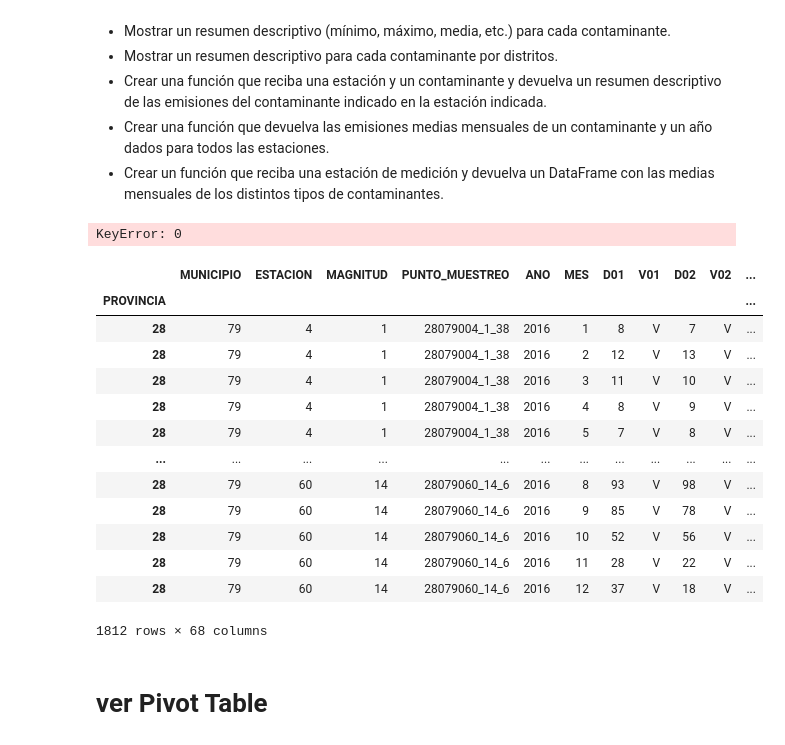
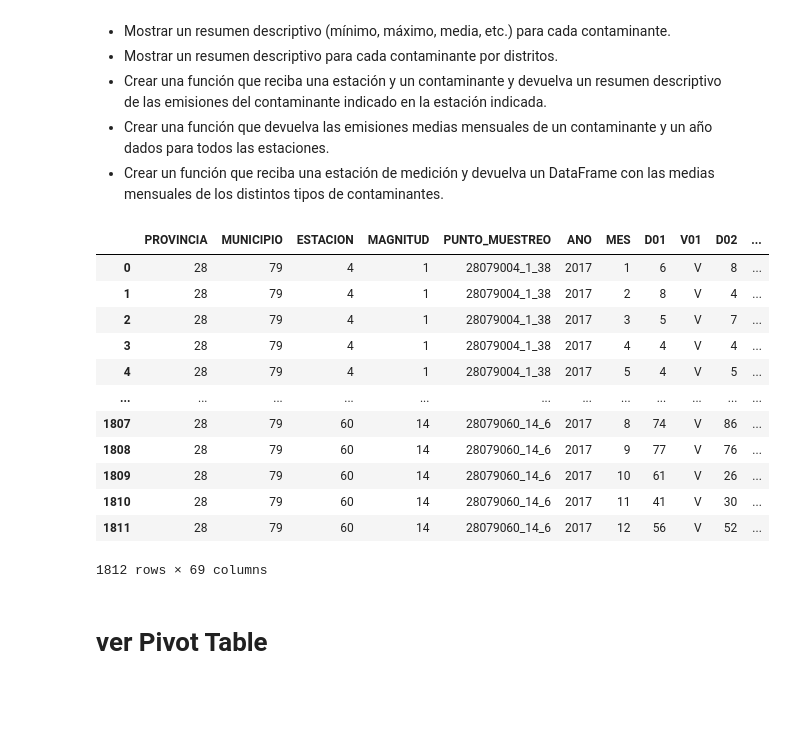
Before and after one commit to RaTon84/Pandas, a Jupyter notebook: Pandas.ipynb, the cells around one changed output. Drawn from its saved outputs; the diff is of its cells as text; code cells hidden in the pictures; blank space fills up the shorter version.

```diff
--- a/Pandas.ipynb
+++ b/Pandas.ipynb
@@ -388,7 +388,7 @@ dfs = {}
 
 for fichero in ficheros:
   url = f'https://drive.google.com/uc?id={fichero}'
-  df = pd.read_csv(url, sep=";", decimal=',',thousands='.', index_col=0)
+  df = pd.read_csv(url, sep=";", decimal=',',thousands='.')
   dfs[anio] = df
   anio += 1
 
@@ -397,24 +397,21 @@ for fichero in ficheros:
 # url = f'https://drive.google.com/uc?id={file_id}'
 # df_csv = pd.read_csv(url, sep=";", decimal=',',thousands='.', index_col=0)
 # df_csv
-# %% [output]
-KeyError: 0
 # %%
-dfs[2016]
+dfs[2017]
 # %% [output]
-|  | MUNICIPIO | ESTACION | MAGNITUD | PUNTO_MUESTREO | ANO | MES | D01 | V01 | D02 | V02 | ... |
-| PROVINCIA |  |  |  |  |  |  |  |  |  |  | ... |
-| 28 | 79 | 4 | 1 | 28079004_1_38 | 2016 | 1 | 8 | V | 7 | V | ... |
-| 28 | 79 | 4 | 1 | 28079004_1_38 | 2016 | 2 | 12 | V | 13 | V | ... |
-| 28 | 79 | 4 | 1 | 28079004_1_38 | 2016 | 3 | 11 | V | 10 | V | ... |
-| 28 | 79 | 4 | 1 | 28079004_1_38 | 2016 | 4 | 8 | V | 9 | V | ... |
-| 28 | 79 | 4 | 1 | 28079004_1_38 | 2016 | 5 | 7 | V | 8 | V | ... |
+|  | PROVINCIA | MUNICIPIO | ESTACION | MAGNITUD | PUNTO_MUESTREO | ANO | MES | D01 | V01 | D02 | ... |
+| 0 | 28 | 79 | 4 | 1 | 28079004_1_38 | 2017 | 1 | 6 | V | 8 | ... |
+| 1 | 28 | 79 | 4 | 1 | 28079004_1_38 | 2017 | 2 | 8 | V | 4 | ... |
+| 2 | 28 | 79 | 4 | 1 | 28079004_1_38 | 2017 | 3 | 5 | V | 7 | ... |
+| 3 | 28 | 79 | 4 | 1 | 28079004_1_38 | 2017 | 4 | 4 | V | 4 | ... |
+| 4 | 28 | 79 | 4 | 1 | 28079004_1_38 | 2017 | 5 | 4 | V | 5 | ... |
 | ... | ... | ... | ... | ... | ... | ... | ... | ... | ... | ... | ... |
-| 28 | 79 | 60 | 14 | 28079060_14_6 | 2016 | 8 | 93 | V | 98 | V | ... |
-| 28 | 79 | 60 | 14 | 28079060_14_6 | 2016 | 9 | 85 | V | 78 | V | ... |
-| 28 | 79 | 60 | 14 | 28079060_14_6 | 2016 | 10 | 52 | V | 56 | V | ... |
-| 28 | 79 | 60 | 14 | 28079060_14_6 | 2016 | 11 | 28 | V | 22 | V | ... |
-| 28 | 79 | 60 | 14 | 28079060_14_6 | 2016 | 12 | 37 | V | 18 | V | ... |
+| 1807 | 28 | 79 | 60 | 14 | 28079060_14_6 | 2017 | 8 | 74 | V | 86 | ... |
+| 1808 | 28 | 79 | 60 | 14 | 28079060_14_6 | 2017 | 9 | 77 | V | 76 | ... |
+| 1809 | 28 | 79 | 60 | 14 | 28079060_14_6 | 2017 | 10 | 61 | V | 26 | ... |
+| 1810 | 28 | 79 | 60 | 14 | 28079060_14_6 | 2017 | 11 | 41 | V | 30 | ... |
+| 1811 | 28 | 79 | 60 | 14 | 28079060_14_6 | 2017 | 12 | 56 | V | 52 | ... |
-1812 rows × 68 columns
+1812 rows × 69 columns
 # %% [markdown]
 # ver Pivot Table
```
